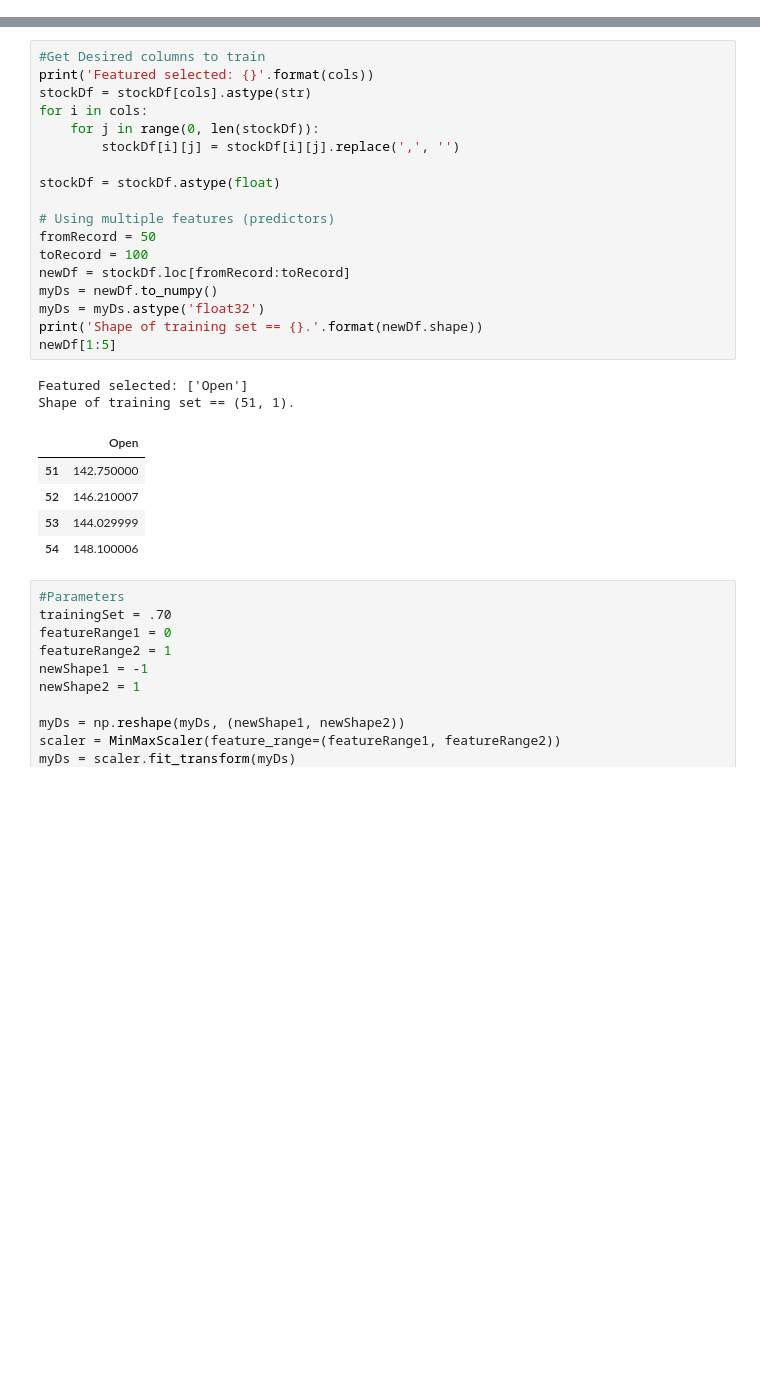
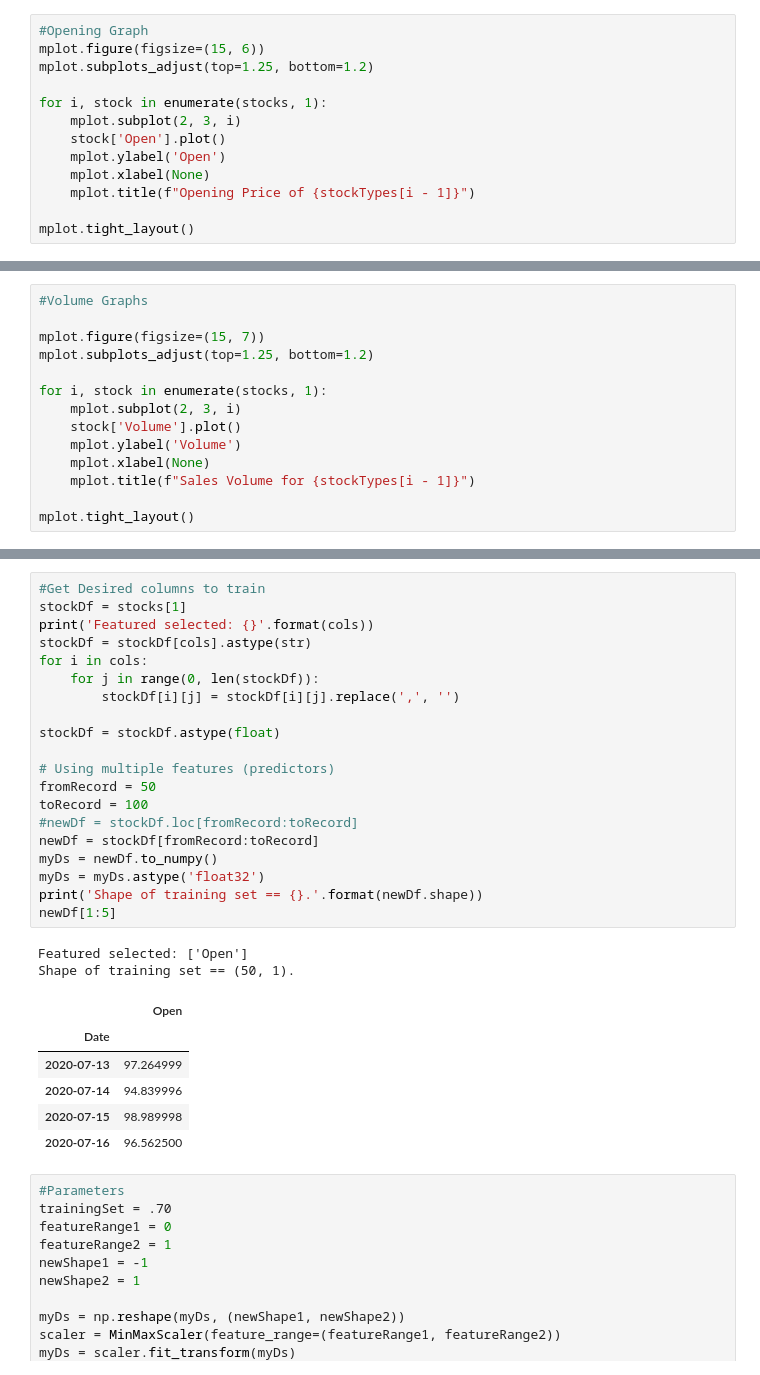
Before and after one commit to jeniferwerthman/AdvAILSTM, a Jupyter notebook: Copy_of_LSTMStock_Take2.ipynb, the cells around one changed output, grey strips where cells are left out. Cells and saved outputs as stored; diff of their text form; blank space fills up the shorter version.

```diff
--- a/Copy_of_LSTMStock_Take2.ipynb
+++ b/Copy_of_LSTMStock_Take2.ipynb
@@ -111,0 +88,13 @@ open
+# %%
+#Opening Graph
+mplot.figure(figsize=(15, 6))
+mplot.subplots_adjust(top=1.25, bottom=1.2)
+
+for i, stock in enumerate(stocks, 1):
+    mplot.subplot(2, 3, i)
+    stock['Open'].plot()
+    mplot.ylabel('Open')
+    mplot.xlabel(None)
+    mplot.title(f"Opening Price of {stockTypes[i - 1]}")
+
+mplot.tight_layout()
@@ -111,0 +103,14 @@ open
+# %%
+#Volume Graphs
+
+mplot.figure(figsize=(15, 7))
+mplot.subplots_adjust(top=1.25, bottom=1.2)
+
+for i, stock in enumerate(stocks, 1):
+    mplot.subplot(2, 3, i)
+    stock['Volume'].plot()
+    mplot.ylabel('Volume')
+    mplot.xlabel(None)
+    mplot.title(f"Sales Volume for {stockTypes[i - 1]}")
+
+mplot.tight_layout()
@@ -112,29 +119,32 @@ open
 # %%
 #Get Desired columns to train
+stockDf = stocks[1]
 print('Featured selected: {}'.format(cols))
 stockDf = stockDf[cols].astype(str)
 for i in cols:
     for j in range(0, len(stockDf)):
         stockDf[i][j] = stockDf[i][j].replace(',', '')
 
 stockDf = stockDf.astype(float)
 
 # Using multiple features (predictors)
 fromRecord = 50
 toRecord = 100
-newDf = stockDf.loc[fromRecord:toRecord]
+#newDf = stockDf.loc[fromRecord:toRecord]
+newDf = stockDf[fromRecord:toRecord]
 myDs = newDf.to_numpy()
 myDs = myDs.astype('float32')
 print('Shape of training set == {}.'.format(newDf.shape))
 newDf[1:5]
 # %% [output]
 Featured selected: ['Open']
-Shape of training set == (51, 1).
+Shape of training set == (50, 1).
 |  | Open |
-| 51 | 142.750000 |
-| 52 | 146.210007 |
-| 53 | 144.029999 |
-| 54 | 148.100006 |
+| Date |  |
+| 2020-07-13 | 97.264999 |
+| 2020-07-14 | 94.839996 |
+| 2020-07-15 | 98.989998 |
+| 2020-07-16 | 96.562500 |
 # %%
 #Parameters
 trainingSet = .70
```
Also changed, not shown: parts of 21 cells of this notebook.
